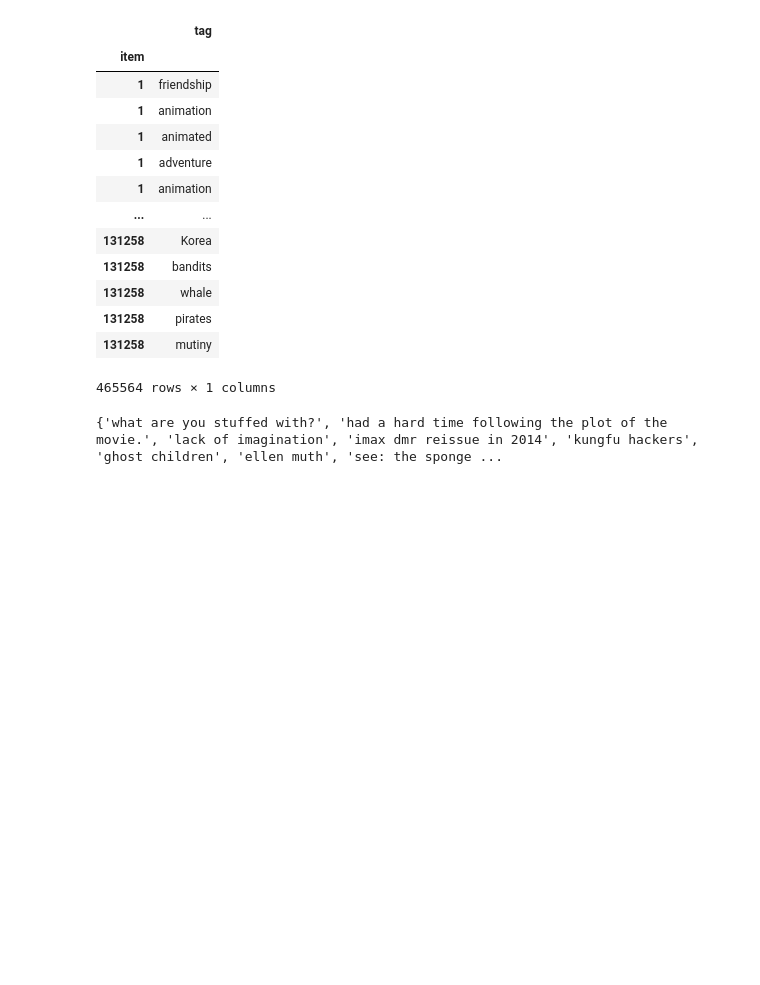
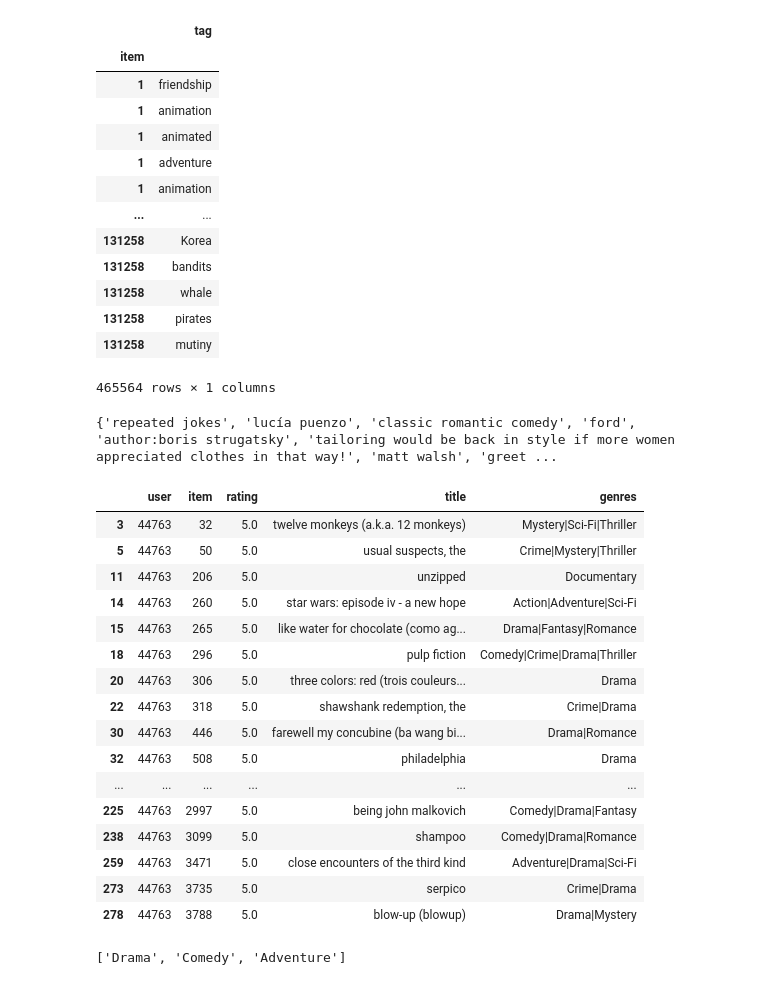
Before and after one commit to Cagancancacan/RecSys_Serendipity, a Jupyter notebook: Preprocessing.ipynb, the cells around one changed output. Cells and saved outputs as stored; diff of their text form; code cells hidden in the pictures; blank space fills up the shorter version.

```diff
--- a/Preprocessing.ipynb
+++ b/Preprocessing.ipynb
@@ -316,8 +270,65 @@ display(tags_df)
 # %%
 tags_set = set()
 for tag in tags_df.tag:
-    tags_set.add(repr(tag).strip().lower().replace('\'', ''))
+    tag = repr(tag).strip().lower().replace('\'', '')
+    tag = tag.replace('"', '')
+    tags_set.add(tag)
 
 print(tags_set)
 # %% [output]
-{'what are you stuffed with?', 'had a hard time following the plot of the movie.', 'lack of imagination', 'imax dmr reissue in 2014', 'kungfu hackers', 'ghost children', 'ellen muth', 'see: the sponge ...
+{'repeated jokes', 'lucía puenzo', 'classic romantic comedy', 'ford', 'author:boris strugatsky', 'tailoring would be back in style if more women appreciated clothes in that way!', 'matt walsh', 'greet ...
+# %%
+random_user = expert_users.sample()
+random_user = random_user['user']
+random_user_ratings = pd.merge(random_user, ratings_genres_df, how='left', left_on='user', right_on='user')
+
+favourite_movies = random_user_ratings.loc[random_user_ratings['rating'] == np.max(random_user_ratings['rating'])]
+
+display(favourite_movies)
+# %% [output]
+|  | user | item | rating | title | genres |
+| 3 | 44763 | 32 | 5.0 | twelve monkeys (a.k.a. 12 monkeys) | Mystery|Sci-Fi|Thriller |
+| 5 | 44763 | 50 | 5.0 | usual suspects, the | Crime|Mystery|Thriller |
+| 11 | 44763 | 206 | 5.0 | unzipped | Documentary |
+| 14 | 44763 | 260 | 5.0 | star wars: episode iv - a new hope | Action|Adventure|Sci-Fi |
+| 15 | 44763 | 265 | 5.0 | like water for chocolate (como ag... | Drama|Fantasy|Romance |
+| 18 | 44763 | 296 | 5.0 | pulp fiction | Comedy|Crime|Drama|Thriller |
+| 20 | 44763 | 306 | 5.0 | three colors: red (trois couleurs... | Drama |
+| 22 | 44763 | 318 | 5.0 | shawshank redemption, the | Crime|Drama |
+| 30 | 44763 | 446 | 5.0 | farewell my concubine (ba wang bi... | Drama|Romance |
+| 32 | 44763 | 508 | 5.0 | philadelphia | Drama |
+| ... | ... | ... | ... | ... | ... |
+| 225 | 44763 | 2997 | 5.0 | being john malkovich | Comedy|Drama|Fantasy |
+| 238 | 44763 | 3099 | 5.0 | shampoo | Comedy|Drama|Romance |
+| 259 | 44763 | 3471 | 5.0 | close encounters of the third kind | Adventure|Drama|Sci-Fi |
+| 273 | 44763 | 3735 | 5.0 | serpico | Crime|Drama |
+| 278 | 44763 | 3788 | 5.0 | blow-up (blowup) | Drama|Mystery |
+# %%
+genre_set_list = list(genre_set)
+genre_count = np.zeros(len(genre_set_list))
+
+for genre in favourite_movies.genres:
+    genre_list = genre.split('|')
+    for i in range(len(genre_list)):
+        for j in range(len(genre_set_list)):
+            if genre_list[i] == genre_set_list[j]:
+                genre_count[j] += 1
+
+
+def find_favourite_genres(num_genres=3):
+    favourite_genres = []
+    while len(favourite_genres) < num_genres:
+        if np.max(genre_count) == 0:
+            break
+        fav_genre = genre_set_list[np.argmax(genre_count)]
+        genre_count[np.argmax(genre_count)] = 0
+        if fav_genre == "no genres listed)":
+            continue
+        favourite_genres.append(fav_genre)
+
+
+    return favourite_genres
+
+print()
+# %% [output]
+['Drama', 'Comedy', 'Adventure']
```
Also changed, not shown: parts of 5 cells of this notebook.
